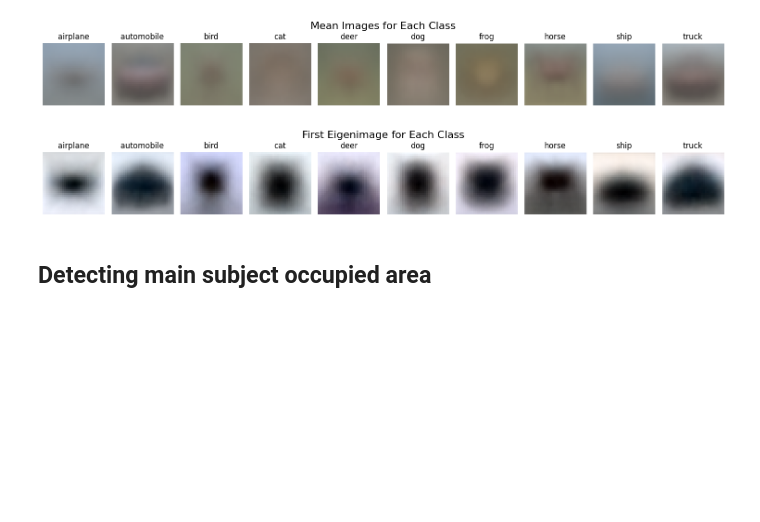
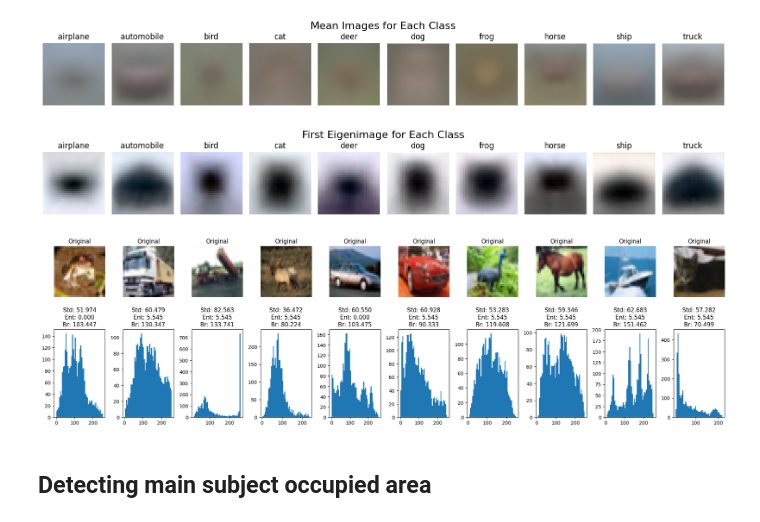
Before and after one commit to SnowdasNeves/wildlife-image-classifier, a Jupyter notebook: cifar10-eda.ipynb, the cells around one changed output. Cells and saved outputs as stored; diff of their text form; code cells hidden in the pictures; blank space fills up the shorter version.

```diff
--- a/cifar10-eda.ipynb
+++ b/cifar10-eda.ipynb
@@ -248,6 +255,61 @@ def eingen_img(dataset):
 eingen_img(train_set)
 # %% [output]
 [figure]
+# %%
+def detect_low_quality_images(X, threshold_std=0.05, threshold_entropy=3.0):
+    results = []
+
+    for idx in range(len(X)):
+        img = X[idx]
+
+        std_dev = np.std(img)
+
+        hist = cv2.calcHist([img], [0], None, [256], [0, 1])
+        img_entropy = entropy(hist.flatten() + 1e-10)  # Add small constant to avoid log0
+
+        brightness = np.mean(img)
+
+        is_low_quality = (
+            std_dev < threshold_std or
+            img_entropy < threshold_entropy or
+            brightness < 0.1 or
+            brightness > 0.9
+        )
+
+        if is_low_quality:
+            results.append({
+                'index': idx,
+                'std_dev': std_dev,
+                'entropy': img_entropy,
+                'brightness': brightness
+            })
+
+    return results
+
+def visualize_low_quality_images(X, low_quality_results, max_examples=10):
+    n_images = min(len(low_quality_results), max_examples)
+    fig, axes = plt.subplots(2, n_images, figsize=(20, 6))
+
+    for i in range(n_images):
+        result = low_quality_results[i]
+        img = X[result['index']]
+
+        axes[0, i].imshow(img)
+        axes[0, i].axis('off')
+        axes[0, i].set_title('Original')
+
+        axes[1, i].hist(img.ravel(), bins=50)
+        axes[1, i].set_title(f'Std: {result["std_dev"]:.3f}\nEnt: {result["entropy"]:.3f}\nBr: {result["brightness"]:.3f}')
+
+    plt.tight_layout()
+
+    return fig
+
+low_quality_results = detect_low_quality_images(train_set.data)
+fig = visualize_low_quality_images(train_set.data, low_quality_results)
+plt.show()
+# %% [output]
+[figure, added]
 # %% [markdown]
 ## Detecting main subject occupied area
 # %% [markdown]
```
Also changed, not shown: parts of 20 cells of this notebook.
